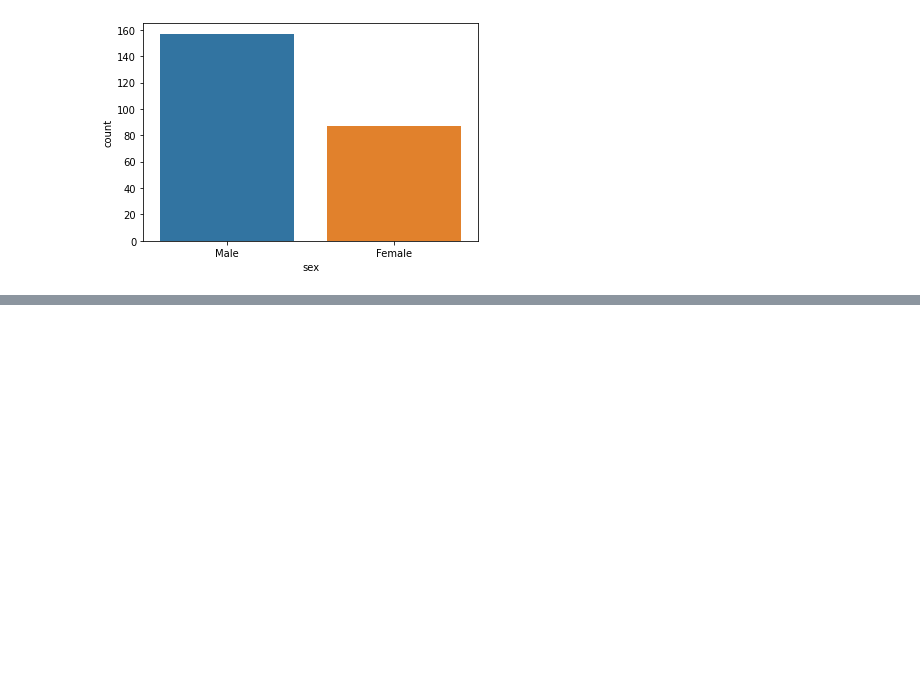
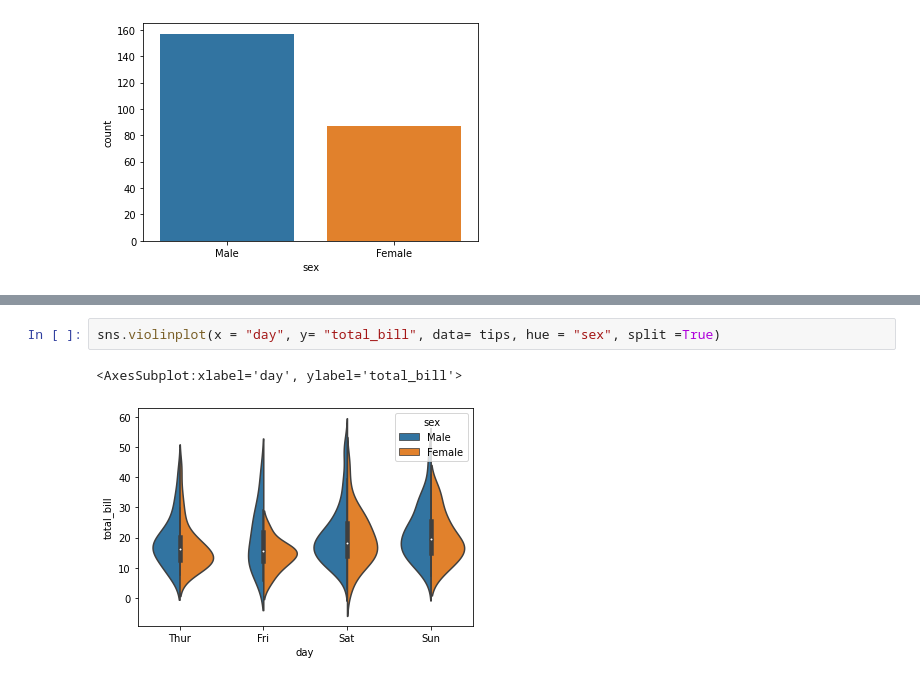
Before and after one commit to Arturo0911/Automation, a Jupyter notebook: DataVisualitation/Untitled2.ipynb, the cells around one changed output, grey strips where cells are left out. Drawn from its saved outputs; the diff is of its cells as text; blank space fills up the shorter version.

```diff
--- a/DataVisualitation/Untitled2.ipynb
+++ b/DataVisualitation/Untitled2.ipynb
@@ -75,0 +76,5 @@ sns.boxplot(x="day",y= "total_bill", data= tips)
+# %%
+sns.violinplot(x = "day", y= "total_bill", data= tips, hue = "sex", split =True)
+# %% [output]
+<AxesSubplot:xlabel='day', ylabel='total_bill'>
+[figure, added]
```
Also changed, not shown: parts of 4 cells of this notebook.
